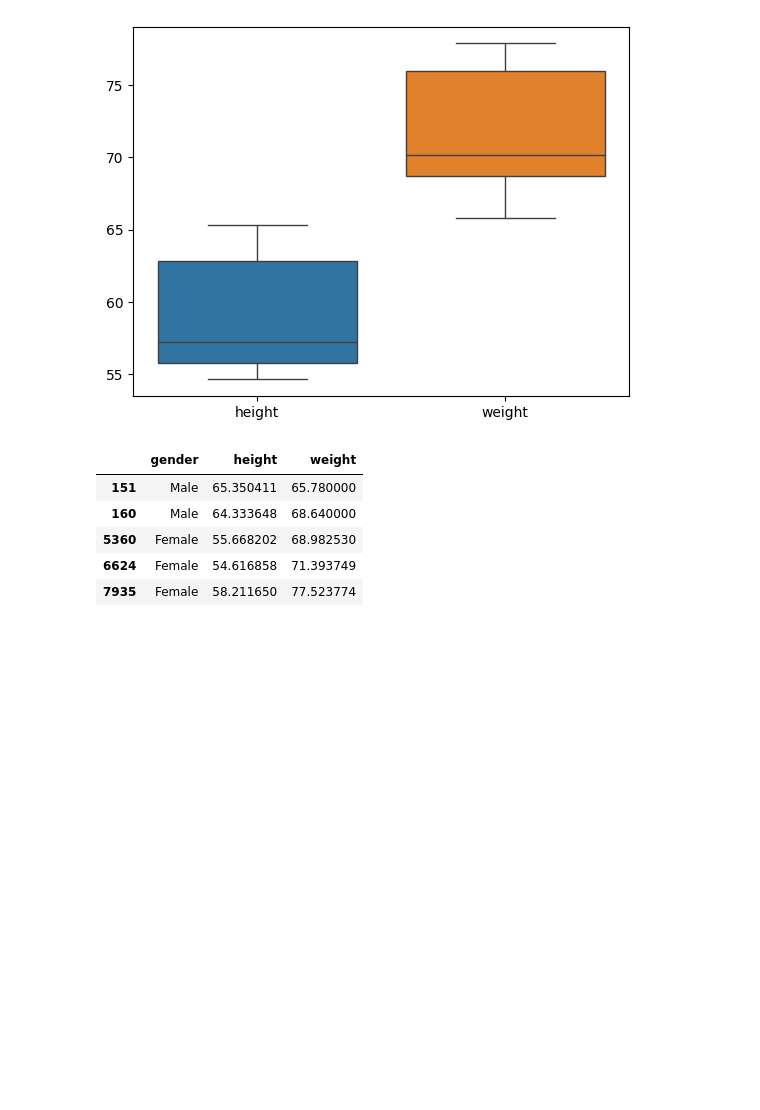
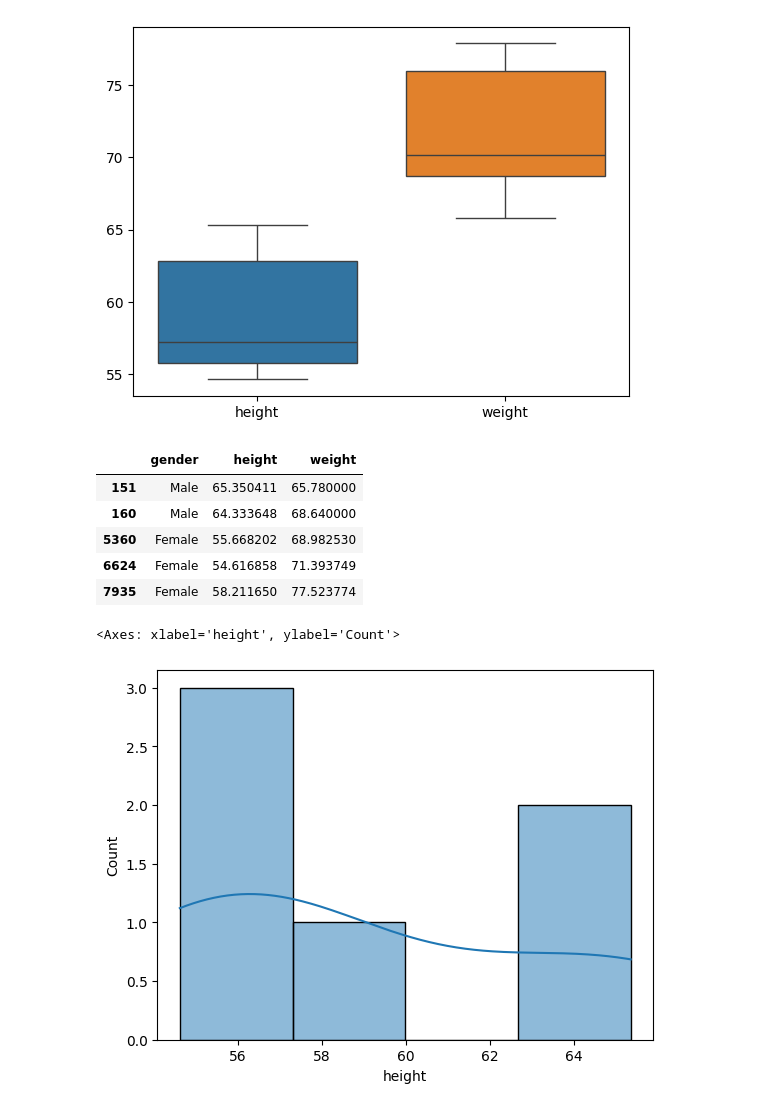
Before and after one commit to Md-Maruf-1727/Statistics, a Jupyter notebook: Outlier removing/outlier_Re_from_W_H.ipynb, the cells around one changed output. Drawn from its saved outputs; the diff is of its cells as text; code cells hidden in the pictures; blank space fills up the shorter version.

```diff
--- a/Outlier removing/outlier_1.ipynb
+++ b/Outlier removing/outlier_Re_from_W_H.ipynb
@@ -277,3 +277,8 @@ df4.head()
 | 5360 | Female | 55.668202 | 68.982530 |
 | 6624 | Female | 54.616858 | 71.393749 |
 | 7935 | Female | 58.211650 | 77.523774 |
+# %%
+sns.histplot(df4['height'], kde=True)
+# %% [output]
+<Axes: xlabel='height', ylabel='Count'>
+[figure, added]
```
Also changed, not shown: parts of 1 cell of this notebook, 4 other files.
